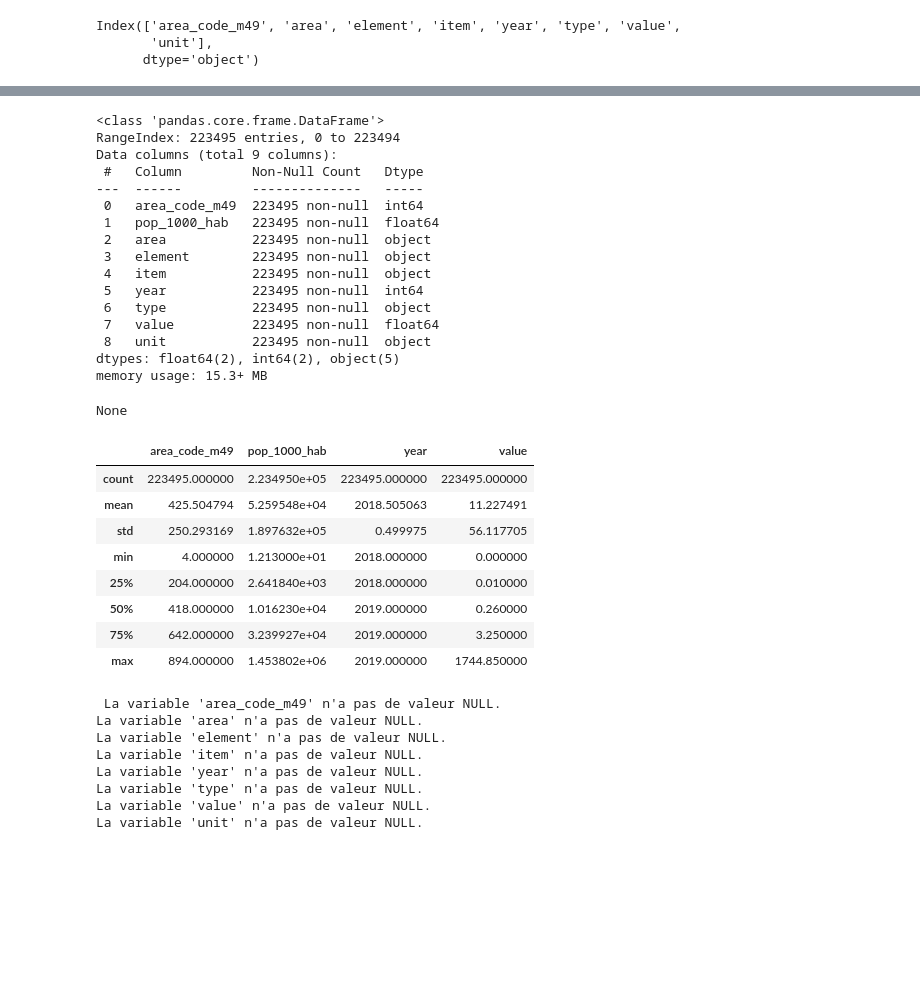
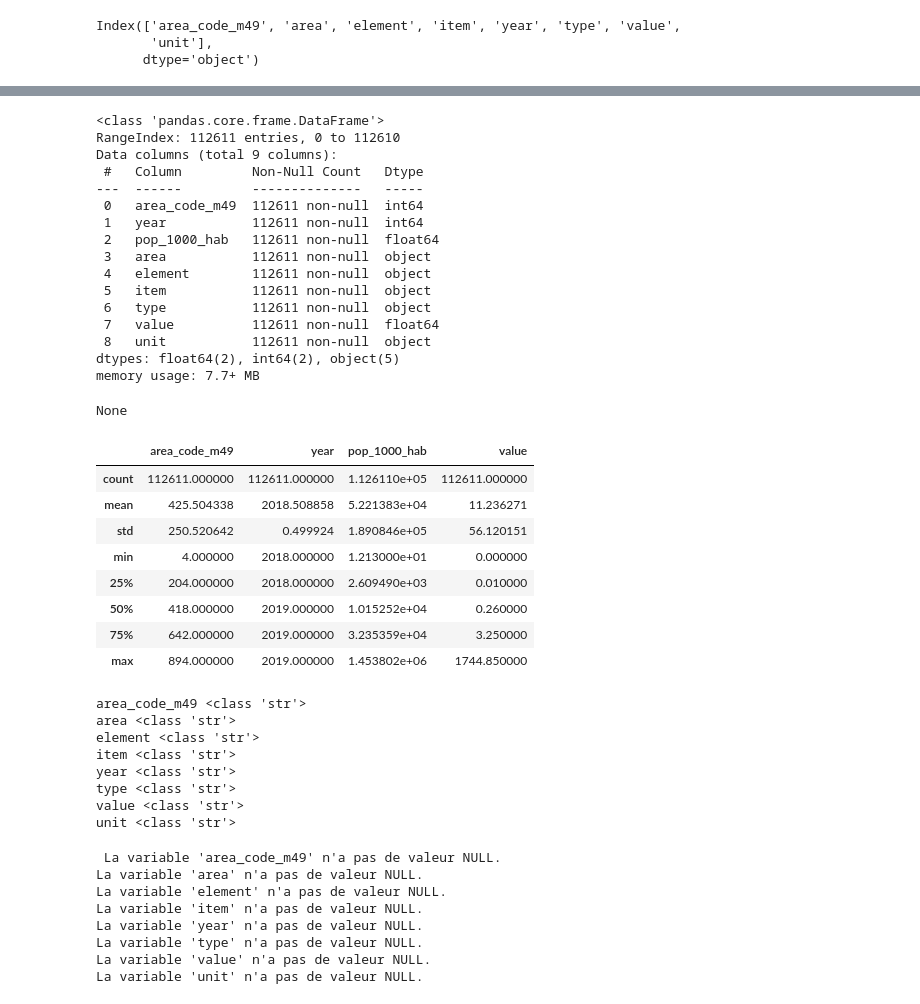
Before and after one commit to Hamza-Benhammou/brief_data_CCH, a Jupyter notebook: chris_test.ipynb, the cells around one changed output, grey strips where cells are left out. Cells and saved outputs as stored; diff of their text form; code cells hidden in the pictures; blank space fills up the shorter version.

```diff
--- a/chris_test.ipynb
+++ b/chris_test.ipynb
@@ -1,6 +1,7 @@
 # %%
 import pandas as pd
 
-df_veg = pd.read_csv("../data_vegetals.csv")
-df_ani = pd.read_csv("../data_animals.csv")
-df_pop = pd.read_csv("../data_population.csv")
+df_veg = pd.read_csv("data_vegetals.csv")
+df_ani = pd.read_csv("data_animals.csv")
+df_pop = pd.read_csv("data_population.csv")
+df_grc = pd.read_csv("data_country_group.csv")
@@ -93,9 +111,9 @@ display(df_pro)
 
 
 # pays, le pays, l’année et la population
-df_pop = df_pop[['area_code_m49', 'value']]
+df_pop = df_pop[['area_code_m49', 'year', 'value']]
 
-df_pop.columns = ['area_code_m49', 'pop_1000_hab']
+df_pop.columns = ['area_code_m49', 'year', 'pop_1000_hab']
 # ou df_pop.rename(columns={'value': 'pop_1000_hab'})
 # %%
 ### 05 suite
@@ -131,7 +138,7 @@ Index(['area_code_m49', 'area', 'element', 'item', 'year', 'type', 'value',
 # %%
 ### 07 Fusionnez df_pop avec product
 
-df_merge = pd.merge(df_pop, df_pro, on='area_code_m49', how='inner')
+df_merge = pd.merge(df_pop, df_pro, on=['area_code_m49', 'year'], how='inner')
 # %%
 ### 07 suite
 
@@ -150,34 +157,45 @@ Name: 1, dtype: object
 # %%
 ### 08 type de données par colonne
 display(df_merge.info())
 display(df_merge.describe()) # describe() ne fonctionne que sur les valeurs numériques
+
+for title in df_pro.columns:
+    print(title, type(title))
 # %% [output]
 <class 'pandas.core.frame.DataFrame'>
-RangeIndex: 223495 entries, 0 to 223494
+RangeIndex: 112611 entries, 0 to 112610
 Data columns (total 9 columns):
  #   Column         Non-Null Count   Dtype
 ---  ------         --------------   -----
- 0   area_code_m49  223495 non-null  int64
- 1   pop_1000_hab   223495 non-null  float64
- 2   area           223495 non-null  object
- 3   element        223495 non-null  object
- 4   item           223495 non-null  object
- 5   year           223495 non-null  int64
- 6   type           223495 non-null  object
- 7   value          223495 non-null  float64
- 8   unit           223495 non-null  object
+ 0   area_code_m49  112611 non-null  int64
+ 1   year           112611 non-null  int64
+ 2   pop_1000_hab   112611 non-null  float64
+ 3   area           112611 non-null  object
+ 4   element        112611 non-null  object
+ 5   item           112611 non-null  object
+ 6   type           112611 non-null  object
+ 7   value          112611 non-null  float64
+ 8   unit           112611 non-null  object
 dtypes: float64(2), int64(2), object(5)
-memory usage: 15.3+ MB
+memory usage: 7.7+ MB
 None
-|  | area_code_m49 | pop_1000_hab | year | value |
-| count | 223495.000000 | 2.234950e+05 | 223495.000000 | 223495.000000 |
-| mean | 425.504794 | 5.259548e+04 | 2018.505063 | 11.227491 |
-| std | 250.293169 | 1.897632e+05 | 0.499975 | 56.117705 |
-| min | 4.000000 | 1.213000e+01 | 2018.000000 | 0.000000 |
-| 25% | 204.000000 | 2.641840e+03 | 2018.000000 | 0.010000 |
-| 50% | 418.000000 | 1.016230e+04 | 2019.000000 | 0.260000 |
-| 75% | 642.000000 | 3.239927e+04 | 2019.000000 | 3.250000 |
-| max | 894.000000 | 1.453802e+06 | 2019.000000 | 1744.850000 |
+|  | area_code_m49 | year | pop_1000_hab | value |
+| count | 112611.000000 | 112611.000000 | 1.126110e+05 | 112611.000000 |
+| mean | 425.504338 | 2018.508858 | 5.221383e+04 | 11.236271 |
+| std | 250.520642 | 0.499924 | 1.890846e+05 | 56.120151 |
+| min | 4.000000 | 2018.000000 | 1.213000e+01 | 0.000000 |
+| 25% | 204.000000 | 2018.000000 | 2.609490e+03 | 0.010000 |
+| 50% | 418.000000 | 2019.000000 | 1.015252e+04 | 0.260000 |
+| 75% | 642.000000 | 2019.000000 | 3.235359e+04 | 3.250000 |
+| max | 894.000000 | 2019.000000 | 1.453802e+06 | 1744.850000 |
+area_code_m49 <class 'str'>
+area <class 'str'>
+element <class 'str'>
+item <class 'str'>
+year <class 'str'>
+type <class 'str'>
+value <class 'str'>
+unit <class 'str'>
 # %%
 ### 09 y a-t-il des valeurs NULL
 
```
Also changed, not shown: parts of 36 cells of this notebook, 1 other file.
